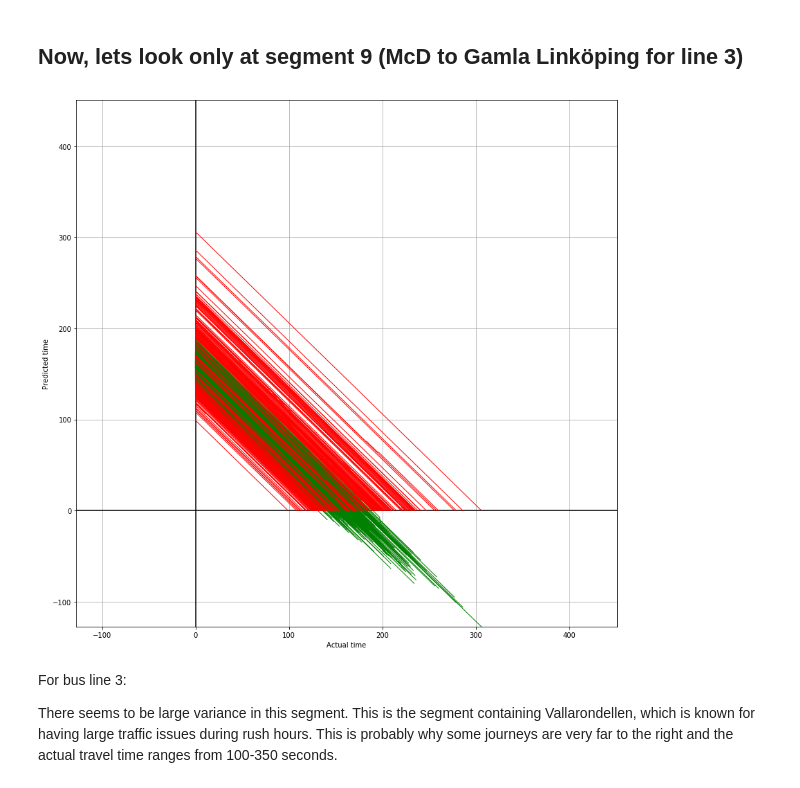
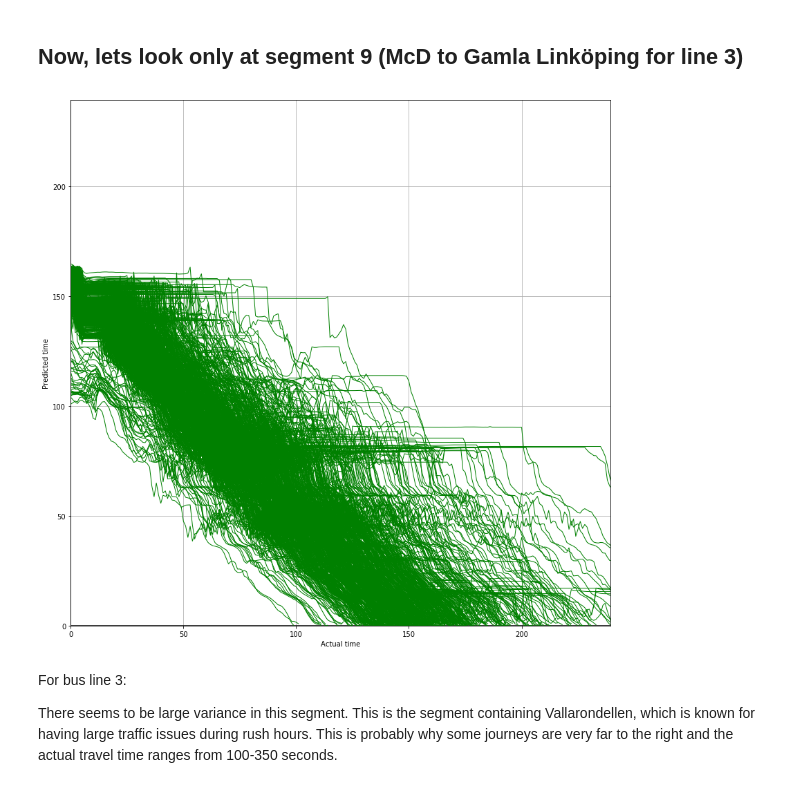
Before and after one commit to M20190649/TDDE19-bus-arrival-time, a Jupyter notebook: ANN/3. Model evaluation.ipynb, the cells around one changed output. Drawn from its saved outputs; the diff is of its cells as text; code cells hidden in the pictures.

```diff
--- a/ANN/3. Model evaluation.ipynb
+++ b/ANN/3. Model evaluation.ipynb
@@ -16,4 +16,4 @@ import matplotlib.pyplot as plt
 # %% [markdown]
 Pick the name for your model, this string is also used to handle special cases of certain models, so stick to naming convention!
 # %%
-model_name = 'ANN_M1'
+model_name = 'ANN_M3'
@@ -46,4 +62,5 @@ plt.rcParams['figure.figsize'] = [14, 14]
 # %%
+plt.rcParams['figure.figsize'] = [18, 13]
 plt.ylabel('Predicted time')
 plt.xlabel('Actual time')
 
@@ -52,5 +69,6 @@ plt.scatter(range(len(one_journey.pred)), one_journey.pred, c=one_journey.speed.
 plt.colorbar()
 
 plt.show()
-#print('MAE:', model.evaluate(model_to_predict.values, j_labels.values))
+print('Losse for this journey:',
+      '\nMAE =', mae(one_journey.pred.values, one_journey.label.values), 's')
 # %% [output]
@@ -88,12 +121,14 @@ Evaluate model on all data
 # %% [markdown]
 In general, alla models benefit from removing the first segment. There is probably a lot of dwell time at the start of the segment.
 # %%
-plt.plot(one_journey_wo_first.label, color='red', linewidth=2, markersize=12)
+plt.rcParams['figure.figsize'] = [18, 13]
+plt.plot(one_journey_wo_first.label.values, color='red', linewidth=2, markersize=12)
 plt.scatter(range(len(one_journey_wo_first.pred)),one_journey_wo_first.pred, c=one_journey_wo_first.speed.values)
 plt.colorbar()
 
 plt.ylabel('Predicted time')
 plt.xlabel('Actual time')
 plt.show()
-#print('MAE:', model.evaluate(test_single_d.values, test_single_l.values))
+print('Loss for this journey:',
+      '\nMAE =', mae(one_journey_wo_first.pred.values, one_journey_wo_first.label.values), 's')
 # %% [output]
@@ -104,21 +141,22 @@ plt.show()
 # Select segment 9 for all journeys
 data_9 = data[data.seg == 9]
 # %%
-plt.xlim(min_pred/2, max_time)
-plt.ylim(min_pred/2, max_time)
+plt.rcParams['figure.figsize'] = [14, 14]
+plt.xlim(min_pred/2, max_time/2)
+plt.ylim(min_pred/2, max_time/2)
 plt.axhline(y=0, color='k')
 plt.axvline(x=0, color='k')
 plt.grid(True)
 plt.ylabel('Predicted time')
 plt.xlabel('Actual time')
 
 for i, j in data_9.groupby('journey'):
-    plt.plot(j.label.values, color='red', linewidth=1, markersize=2)
+    #plt.plot(j.label.values, color='red', linewidth=1, markersize=2)
     plt.plot(j.pred.values, color='green', linewidth=1, markersize=2)
 
 plt.show()
 # %% [output]
-[figure, old version]
+[figure, new version]
 # %% [markdown]
 For bus line 3:
 
```
Also changed, not shown: parts of 8 cells of this notebook, 3 other files.
